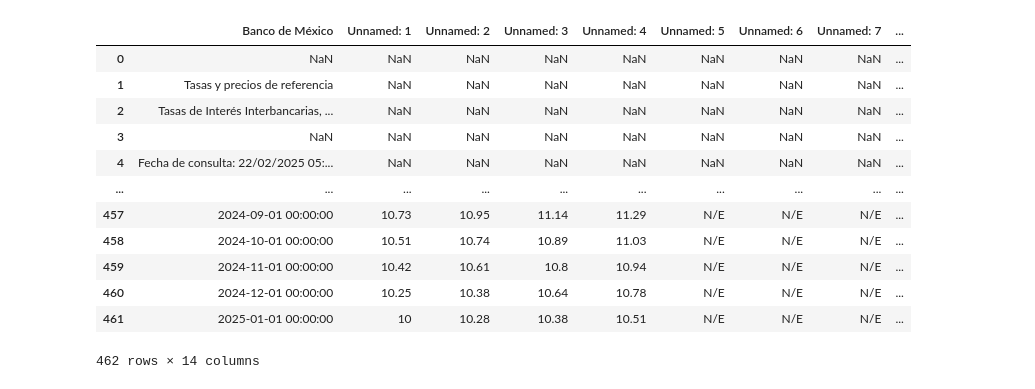
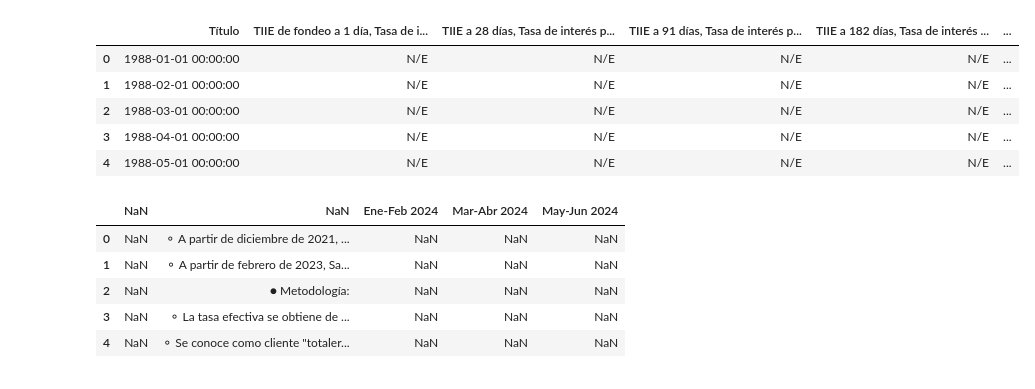
Before and after one commit to heritaco/Data-Mining, a Jupyter notebook: 03-Tasas-de-Interes-al-Consumo/02-explore-data.ipynb, the cells around one changed output. Cells and saved outputs as stored; diff of their text form; code cells hidden in the pictures.

Commit message:
teniaunomal

```diff
--- a/03-Tasas-de-Interes-al-Consumo/02-explore-data.ipynb
+++ b/03-Tasas-de-Interes-al-Consumo/02-explore-data.ipynb
@@ -29 +1,31 @@ df11 = dataframes['df11']
+# %%
+import os
+import pandas as pd
+
+directory = r'Datos\\Series-csv'
+
+# !!!!!!!!!!!!!! Tenia un codigo muy feo y le pedi a chat ayuda para que se viera mas bonito !!!!!!!!!!!!!!
+
+# Dictionary to store dataframes
+dataframes = {}
+
+# Iterate over all files in the directory
+for i, filename in enumerate(os.listdir(directory), start=1):
+    file_path = os.path.join(directory, filename)
+    dataframes[f'df{i}'] = pd.read_csv(file_path)
+
+# Extract specific dataframes
+dfs = [dataframes[f'df{i}'] for i in range(1, 12)] # Hay 11 archivos
+
+# Function to clean dataframe
+def clean_dataframe(df):
+    df = df.drop([0, 1, 2, 3, 4, 5, 6, 7, 9, 10, 11, 12, 13, 14, 15, 16]).reset_index(drop=True) # Solo usan la fila 8, borro hasta que hay datos y reseteo el index
+    df.columns = df.iloc[0] # La primera fila es el nombre de las columnas
+    return df.drop([0]).reset_index(drop=True) # Borro la primera fila y reseteo el index
+
+# Clean all dataframes
+dfs = [clean_dataframe(df) for df in dfs]
+
+# Assign cleaned dataframes back to individual variables
+df1, df2, df3, df4, df5, df6, df7, df8, df9, df10, df11 = dfs
 # %%
@@ -61,16 +50,18 @@ df2
 # %%
-df3
+df3.head()
 # %% [output]
-|  | Banco de México | Unnamed: 1 | Unnamed: 2 | Unnamed: 3 | Unnamed: 4 | Unnamed: 5 | Unnamed: 6 | Unnamed: 7 | ... |
-| 0 | NaN | NaN | NaN | NaN | NaN | NaN | NaN | NaN | ... |
-| 1 | Tasas y precios de referencia | NaN | NaN | NaN | NaN | NaN | NaN | NaN | ... |
-| 2 | Tasas de Interés Interbancarias, ... | NaN | NaN | NaN | NaN | NaN | NaN | NaN | ... |
-| 3 | NaN | NaN | NaN | NaN | NaN | NaN | NaN | NaN | ... |
-| 4 | Fecha de consulta: 22/02/2025 05:... | NaN | NaN | NaN | NaN | NaN | NaN | NaN | ... |
-| ... | ... | ... | ... | ... | ... | ... | ... | ... | ... |
-| 457 | 2024-09-01 00:00:00 | 10.73 | 10.95 | 11.14 | 11.29 | N/E | N/E | N/E | ... |
-| 458 | 2024-10-01 00:00:00 | 10.51 | 10.74 | 10.89 | 11.03 | N/E | N/E | N/E | ... |
-| 459 | 2024-11-01 00:00:00 | 10.42 | 10.61 | 10.8 | 10.94 | N/E | N/E | N/E | ... |
-| 460 | 2024-12-01 00:00:00 | 10.25 | 10.38 | 10.64 | 10.78 | N/E | N/E | N/E | ... |
-| 461 | 2025-01-01 00:00:00 | 10 | 10.28 | 10.38 | 10.51 | N/E | N/E | N/E | ... |
+|  | Título | TIIE de fondeo a 1 día, Tasa de i... | TIIE a 28 días, Tasa de interés p... | TIIE a 91 días, Tasa de interés p... | TIIE a 182 días, Tasa de interés ... | ... |
+| 0 | 1988-01-01 00:00:00 | N/E | N/E | N/E | N/E | ... |
+| 1 | 1988-02-01 00:00:00 | N/E | N/E | N/E | N/E | ... |
+| 2 | 1988-03-01 00:00:00 | N/E | N/E | N/E | N/E | ... |
+| 3 | 1988-04-01 00:00:00 | N/E | N/E | N/E | N/E | ... |
+| 4 | 1988-05-01 00:00:00 | N/E | N/E | N/E | N/E | ... |
-462 rows × 14 columns
+# %%
+df4.head()
+# %% [output]
+|  | NaN | NaN | Ene-Feb 2024 | Mar-Abr 2024 | May-Jun 2024 |
+| 0 | NaN | ⚬ A partir de diciembre de 2021, ... | NaN | NaN | NaN |
+| 1 | NaN | ⚬ A partir de febrero de 2023, Sa... | NaN | NaN | NaN |
+| 2 | NaN | ● Metodología: | NaN | NaN | NaN |
+| 3 | NaN | ⚬ La tasa efectiva se obtiene de ... | NaN | NaN | NaN |
+| 4 | NaN | ⚬ Se conoce como cliente "totaler... | NaN | NaN | NaN |
```
Also changed, not shown: parts of 10 cells of this notebook, 5 other files.
